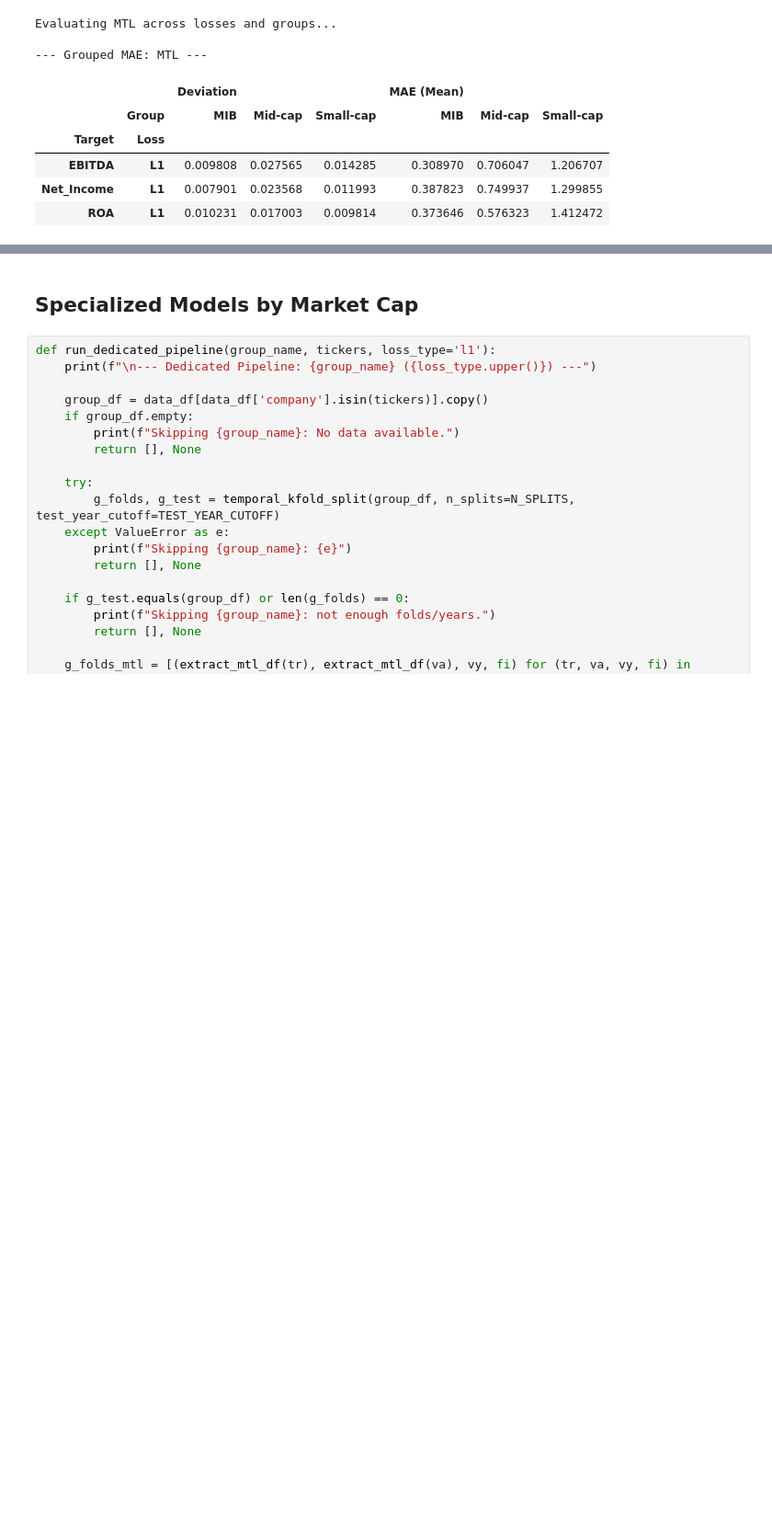
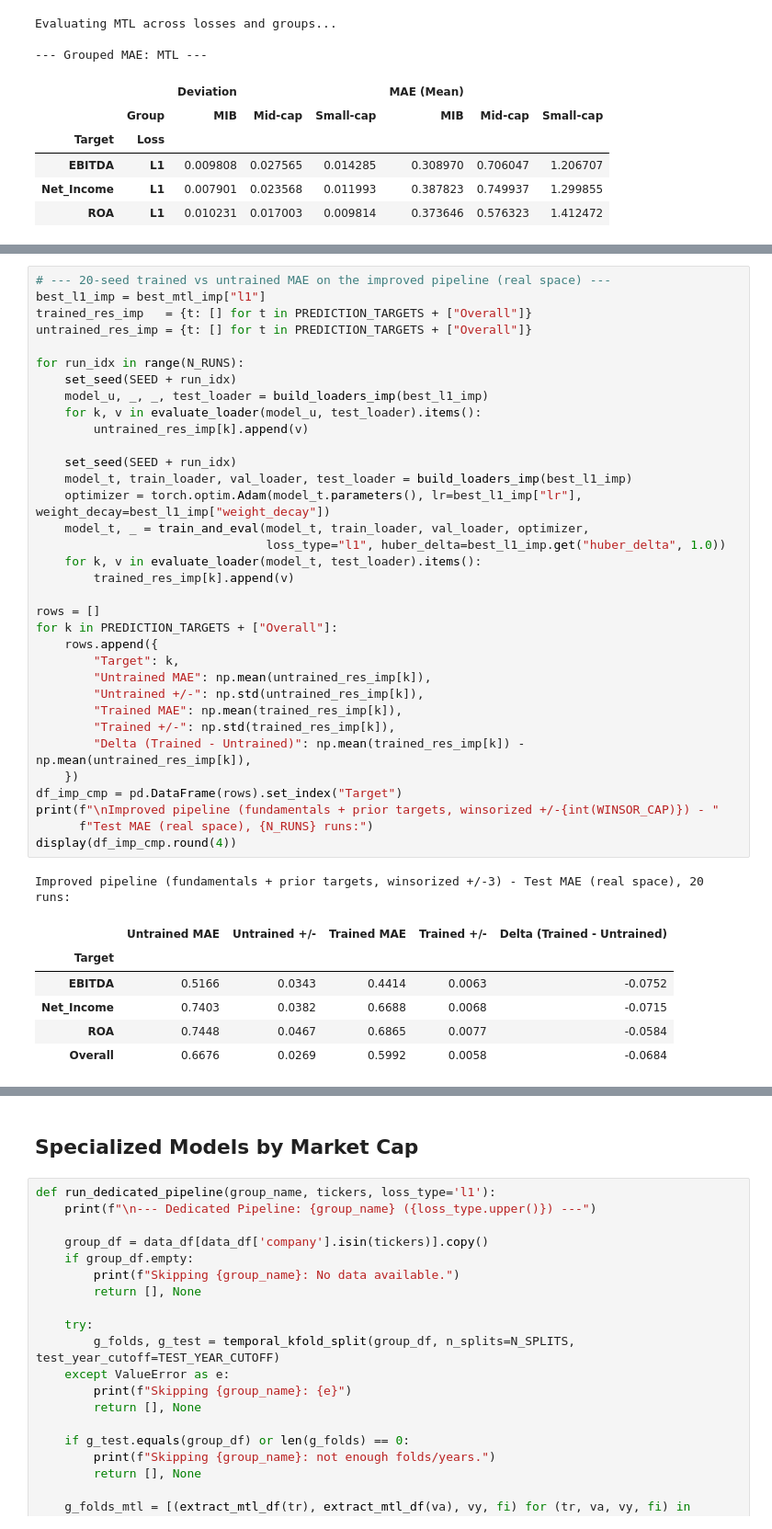
Before and after one commit to dvdbaggio/Mixed-Frequency-Forecasting, a Jupyter notebook: Model/lstm_shallow_kfold_only_improved.ipynb, the cells around one changed output, grey strips where cells are left out. Shown at 92% size. Cells and saved outputs as stored; diff of their text form; blank space fills up the shorter version.

```diff
--- a/Model/lstm_shallow_kfold_only_improved.ipynb
+++ b/Model/lstm_shallow_kfold_only_improved.ipynb
@@ -1274,0 +1509,42 @@ for l_type, params in best_mtl.items():
+# %%
+# --- 20-seed trained vs untrained MAE on the improved pipeline (real space) ---
+best_l1_imp = best_mtl_imp["l1"]
+trained_res_imp   = {t: [] for t in PREDICTION_TARGETS + ["Overall"]}
+untrained_res_imp = {t: [] for t in PREDICTION_TARGETS + ["Overall"]}
+
+for run_idx in range(N_RUNS):
+    set_seed(SEED + run_idx)
+    model_u, _, _, test_loader = build_loaders_imp(best_l1_imp)
+    for k, v in evaluate_loader(model_u, test_loader).items():
+        untrained_res_imp[k].append(v)
+
+    set_seed(SEED + run_idx)
+    model_t, train_loader, val_loader, test_loader = build_loaders_imp(best_l1_imp)
+    optimizer = torch.optim.Adam(model_t.parameters(), lr=best_l1_imp["lr"], weight_decay=best_l1_imp["weight_decay"])
+    model_t, _ = train_and_eval(model_t, train_loader, val_loader, optimizer,
+                                loss_type="l1", huber_delta=best_l1_imp.get("huber_delta", 1.0))
+    for k, v in evaluate_loader(model_t, test_loader).items():
+        trained_res_imp[k].append(v)
+
+rows = []
+for k in PREDICTION_TARGETS + ["Overall"]:
+    rows.append({
+        "Target": k,
+        "Untrained MAE": np.mean(untrained_res_imp[k]),
+        "Untrained +/-": np.std(untrained_res_imp[k]),
+        "Trained MAE": np.mean(trained_res_imp[k]),
+        "Trained +/-": np.std(trained_res_imp[k]),
+        "Delta (Trained - Untrained)": np.mean(trained_res_imp[k]) - np.mean(untrained_res_imp[k]),
+    })
+df_imp_cmp = pd.DataFrame(rows).set_index("Target")
+print(f"\nImproved pipeline (fundamentals + prior targets, winsorized +/-{int(WINSOR_CAP)}) - "
+      f"Test MAE (real space), {N_RUNS} runs:")
+display(df_imp_cmp.round(4))
+# %% [output]
+Improved pipeline (fundamentals + prior targets, winsorized +/-3) - Test MAE (real space), 20 runs:
+|  | Untrained MAE | Untrained +/- | Trained MAE | Trained +/- | Delta (Trained - Untrained) |
+| Target |  |  |  |  |  |
+| EBITDA | 0.5166 | 0.0343 | 0.4414 | 0.0063 | -0.0752 |
+| Net_Income | 0.7403 | 0.0382 | 0.6688 | 0.0068 | -0.0715 |
+| ROA | 0.7448 | 0.0467 | 0.6865 | 0.0077 | -0.0584 |
+| Overall | 0.6676 | 0.0269 | 0.5992 | 0.0058 | -0.0684 |
```
Also changed, not shown: parts of 18 cells of this notebook.
